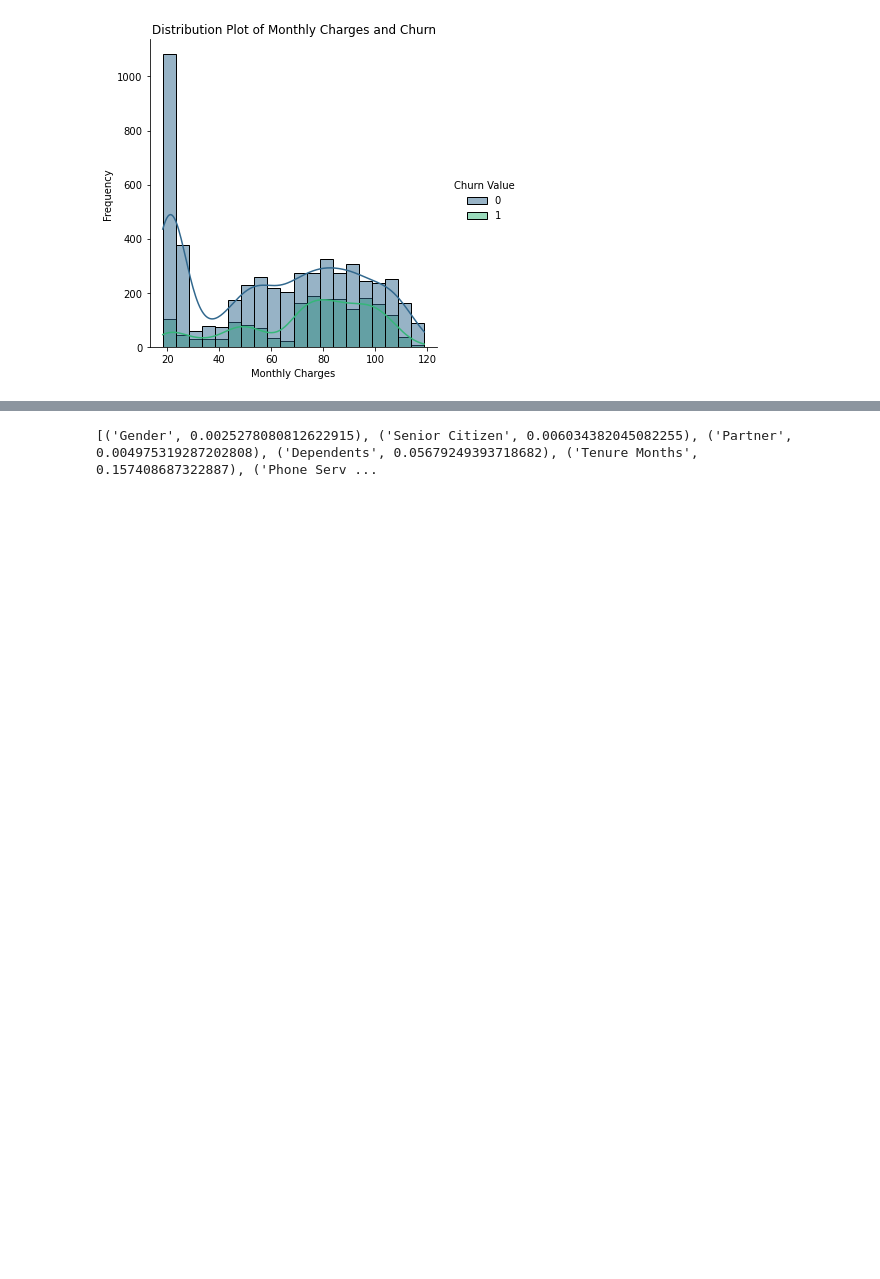
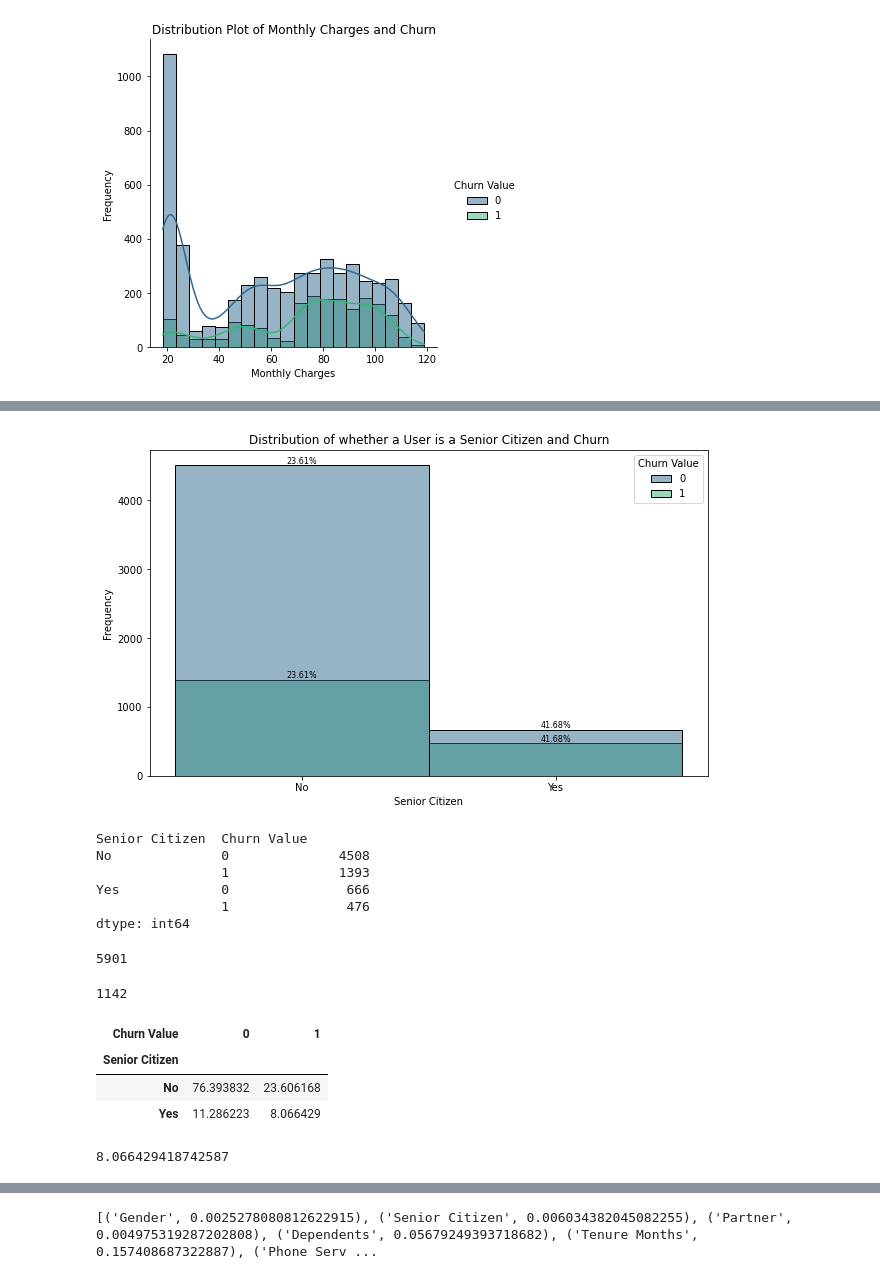
Before and after one commit to ldearlove/Digital-Futures-Swan-Project, a Jupyter notebook: Egle.ipynb, the cells around one changed output, grey strips where cells are left out. Cells and saved outputs as stored; diff of their text form; code cells hidden in the pictures; blank space fills up the shorter version.

```diff
--- a/Egle.ipynb
+++ b/Egle.ipynb
@@ -213,0 +228,50 @@ df.head()
+# %%
+# Calculate the churn percentage for each group
+churn_percentages = df.groupby('Senior Citizen')['Churn Value'].mean() * 100
+
+# Create the plot
+fig, ax = plt.subplots(figsize=(10, 6))
+sns.histplot(data=df, x='Senior Citizen', hue='Churn Value', palette='viridis', bins=20, ax=ax)
+
+# Add the churn percentage to the bars
+for i, bar in enumerate(ax.patches):
+    if i % 2 == 0:
+        ax.text(bar.get_x() + bar.get_width() / 2, bar.get_height() + 0.5, f"{churn_percentages[0]:.2f}%", ha='center', va='bottom', fontsize=8)
+    else:
+        ax.text(bar.get_x() + bar.get_width() / 2, bar.get_height() + 0.5, f"{churn_percentages[1]:.2f}%", ha='center', va='bottom', fontsize=8)
+
+plt.title('Distribution of whether a User is a Senior Citizen and Churn')
+plt.xlabel('Senior Citizen')
+plt.ylabel('Frequency')
+plt.savefig("senior_citizen_plot.png")
+plt.show()
+# %% [output]
+[figure, added]
+# %%
+churn_counts
+# %% [output]
+Senior Citizen  Churn Value
+No              0              4508
+                1              1393
+Yes             0               666
+                1               476
+dtype: int64
+# %%
+total_count1
+# %% [output]
+5901
+# %%
+total_count2
+# %% [output]
+1142
+# %%
+churn_percentages1
+# %% [output]
+| Churn Value | 0 | 1 |
+| Senior Citizen |  |  |
+| No | 76.393832 | 23.606168 |
+| Yes | 11.286223 | 8.066429 |
+# %%
+churn_percentages.iloc[1, 1]
+# %% [output]
+8.066429418742587
```
Also changed, not shown: parts of 65 cells of this notebook, 8 other files.
